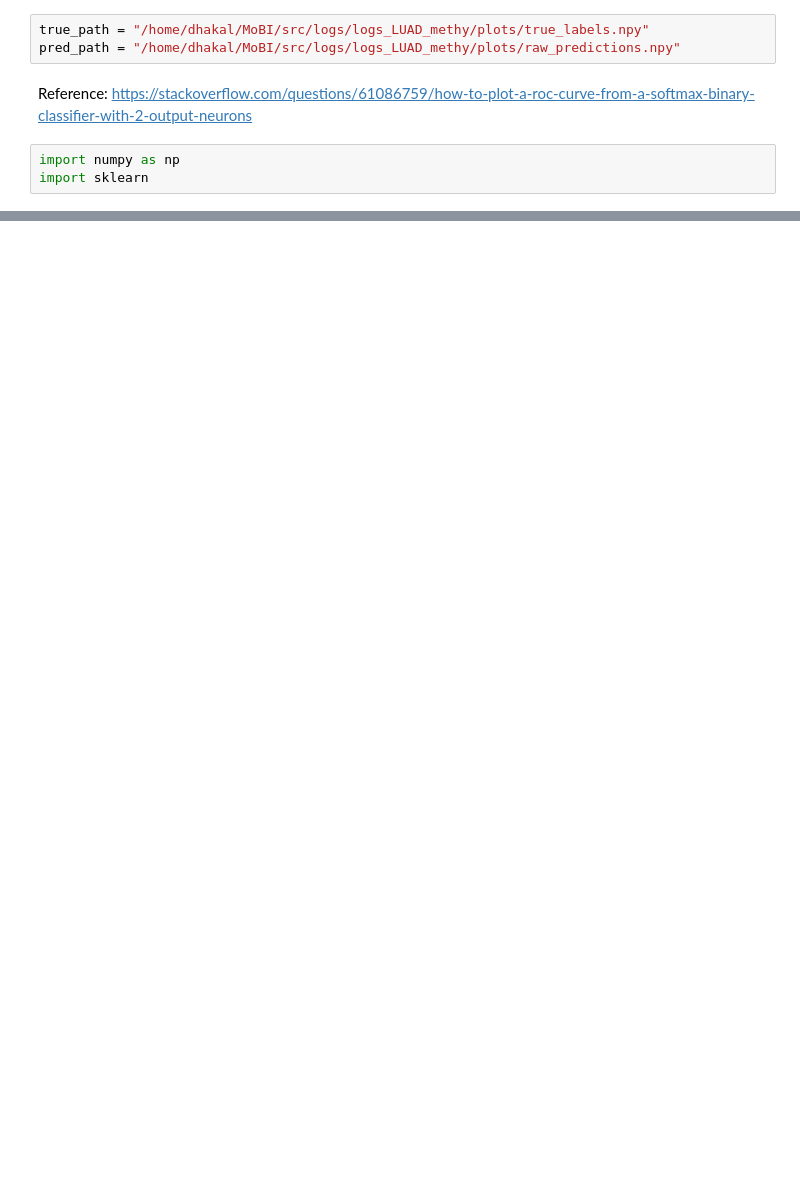
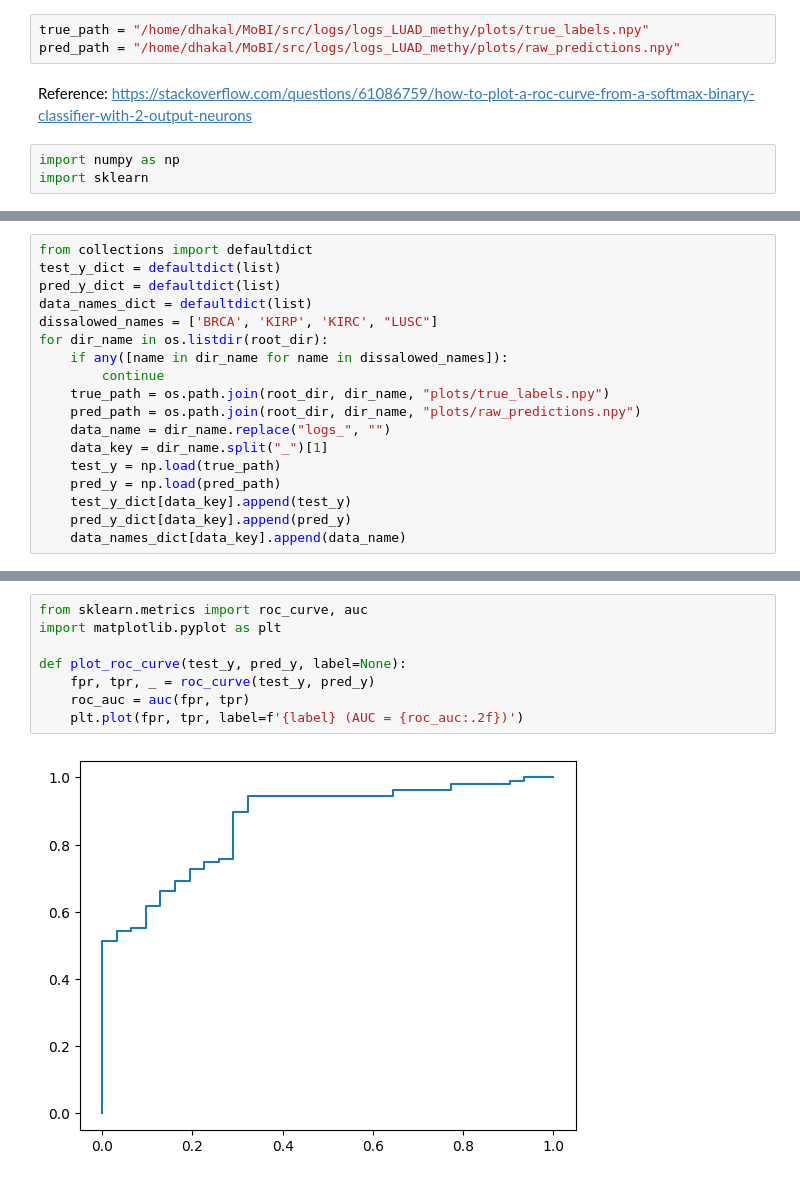
Before and after one commit to priyashdhakal/adomics, a Jupyter notebook: src/plot_roc.ipynb, the cells around one changed output, grey strips where cells are left out. Cells and saved outputs as stored; diff of their text form; blank space fills up the shorter version.

```diff
--- a/src/plot_roc.ipynb
+++ b/src/plot_roc.ipynb
@@ -34,0 +44,18 @@ print(roc_auc)
+# %%
+from collections import defaultdict
+test_y_dict = defaultdict(list)
+pred_y_dict = defaultdict(list)
+data_names_dict = defaultdict(list)
+dissalowed_names = ['BRCA', 'KIRP', 'KIRC', "LUSC"]
+for dir_name in os.listdir(root_dir):
+    if any([name in dir_name for name in dissalowed_names]):
+        continue
+    true_path = os.path.join(root_dir, dir_name, "plots/true_labels.npy")
+    pred_path = os.path.join(root_dir, dir_name, "plots/raw_predictions.npy")
+    data_name = dir_name.replace("logs_", "")
+    data_key = dir_name.split("_")[1]
+    test_y = np.load(true_path)
+    pred_y = np.load(pred_path)
+    test_y_dict[data_key].append(test_y)
+    pred_y_dict[data_key].append(pred_y)
+    data_names_dict[data_key].append(data_name)
@@ -34,0 +66,10 @@ print(roc_auc)
+# %%
+from sklearn.metrics import roc_curve, auc
+import matplotlib.pyplot as plt
+
+def plot_roc_curve(test_y, pred_y, label=None):
+    fpr, tpr, _ = roc_curve(test_y, pred_y)
+    roc_auc = auc(fpr, tpr)
+    plt.plot(fpr, tpr, label=f'{label} (AUC = {roc_auc:.2f})')
+# %% [output]
+[figure, added]
```
Also changed, not shown: parts of 11 cells of this notebook, 1 other file.
